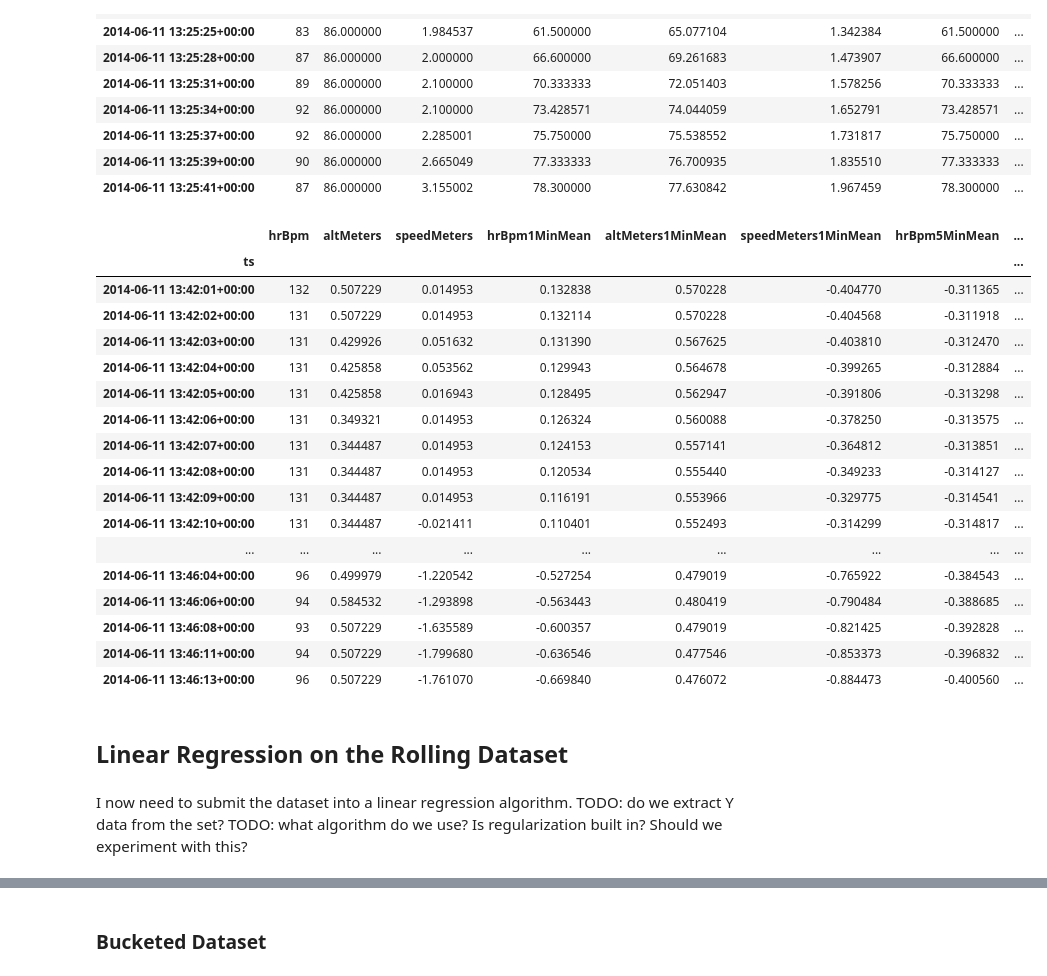
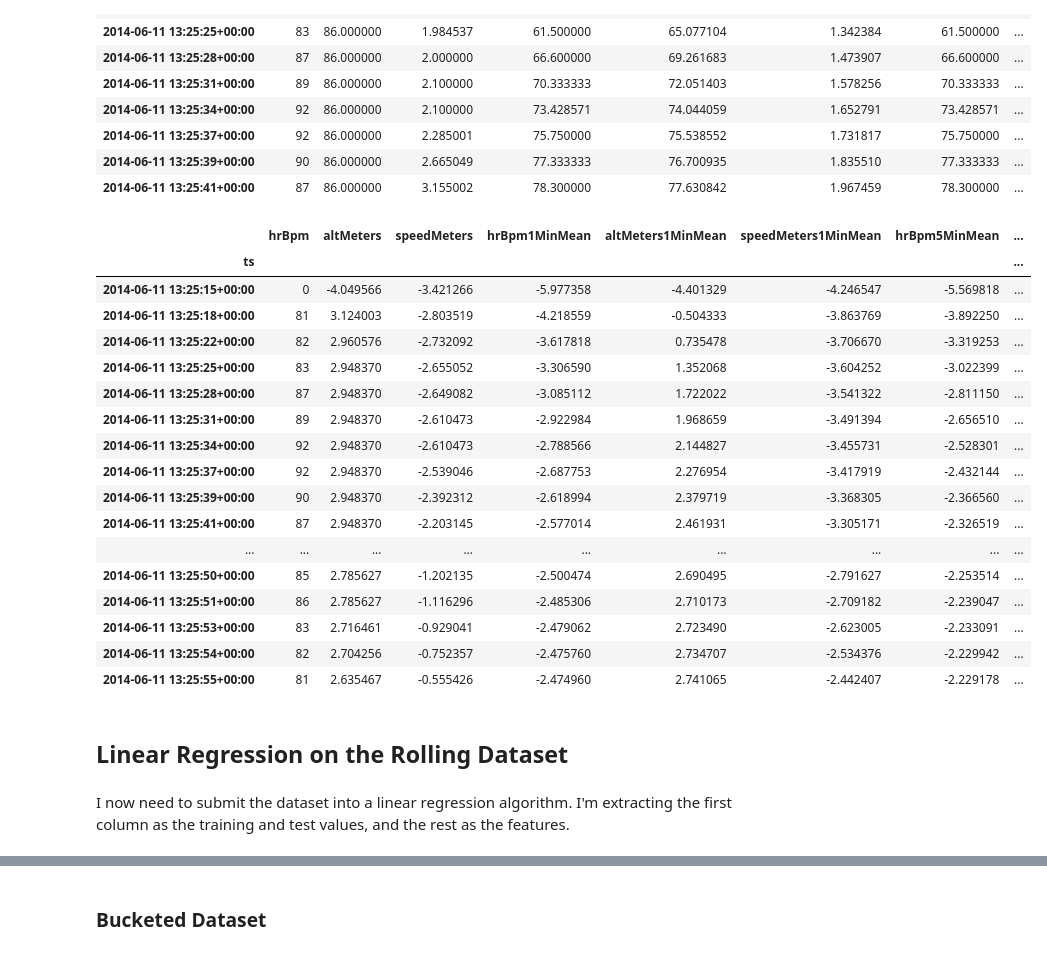
Before and after one commit to arunxarun/bikedatahacking, a Jupyter notebook: bikedatahacking.ipynb, the cells around one changed output, grey strips where cells are left out. Saved outputs shown, nothing was run; the diff lists cells and outputs as text; code cells hidden in the pictures.

```diff
--- a/bikedatahacking.ipynb
+++ b/bikedatahacking.ipynb
@@ -646,9 +646,7 @@ dfRolling[:10]
 | 2014-06-11 13:25:41+00:00 | 87 | 86.000000 | 3.155002 | 78.300000 | 77.630842 | 1.967459 | 78.300000 | ... |
 # %%
 
-dfRollingNormed = DataFrame()
 
-#dfRollingNormed = dfRolling.map(normalize)
 
 def normalize(num,meanVal,stdDevVal):
     return (float(num - meanVal)/stdDevVal)
@@ -667,68 +665,74 @@ def normalizeSpeedMeters1MinMean(val):
 
 def normalizeHrBpm1MinMean(val):
     return normalize(val,mean['hrBpm1MinMean'],stddev['hrBpm1MinMean'])
 
 def normalizeAltMeters5MinMean(val):
     return normalize(val,mean['altMeters5MinMean'],stddev['altMeters5MinMean'])
 
 def normalizeSpeedMeters5MinMean(val):
     return normalize(val,mean['speedMeters5MinMean'],stddev['speedMeters5MinMean'])
 
 def normalizeHrBpm5MinMean(val):
     return normalize(val,mean['hrBpm5MinMean'],stddev['hrBpm5MinMean'])
 
 def normalizeAltMeters10MinMean(val):
     return normalize(val,mean['hrBpm10MinMean'],stddev['hrBpm10MinMean'])
 
 def normalizeSpeedMeters10MinMean(val):
     return normalize(val,mean['speedMeters10MinMean'],stddev['speedMeters10MinMean'])
 
 def normalizeHrBpm10MinMean(val):
     return normalize(val,mean['hrBpm10MinMean'],stddev['hrBpm10MinMean'])
 
-dfRollingNormed['hrBpm'] = dfRolling['hrBpm']
-dfRollingNormed['altMeters'] = dfRolling['altMeters'].map(normalizeAltMeters)
-dfRollingNormed['speedMeters'] = dfRolling['speedMeters'].map(normalizeSpeedMeters)
+def normalizeDF(df):
+    dfNormed = DataFrame()
 
-dfRollingNormed['hrBpm1MinMean'] = dfRolling['hrBpm1MinMean'].map(normalizeHrBpm1MinMean)
-dfRollingNormed['altMeters1MinMean'] = dfRolling['altMeters1MinMean'].map(normalizeAltMeters1MinMean)
-dfRollingNormed['speedMeters1MinMean'] = dfRolling['speedMeters1MinMean'].map(normalizeSpeedMeters1MinMean)
+    dfNormed['hrBpm'] = df['hrBpm']
+    dfNormed['altMeters'] = df['altMeters'].map(normalizeAltMeters)
+    dfNormed['speedMeters'] = df['speedMeters'].map(normalizeSpeedMeters)
 
-dfRollingNormed['hrBpm5MinMean'] = dfRolling['hrBpm5MinMean'].map(normalizeHrBpm5MinMean)
-dfRollingNormed['altMeters5MinMean'] = dfRolling['altMeters5MinMean'].map(normalizeAltMeters5MinMean)
-dfRollingNormed['speedMeters5MinMean'] = dfRolling['speedMeters5MinMean'].map(normalizeSpeedMeters5MinMean)
+    dfNormed['hrBpm1MinMean'] = df['hrBpm1MinMean'].map(normalizeHrBpm1MinMean)
+    dfNormed['altMeters1MinMean'] = df['altMeters1MinMean'].map(normalizeAltMeters1MinMean)
+    dfNormed['speedMeters1MinMean'] = df['speedMeters1MinMean'].map(normalizeSpeedMeters1MinMean)
 
-dfRollingNormed['hrBpm10MinMean'] = dfRolling['hrBpm10MinMean'].map(normalizeHrBpm10MinMean)
-dfRollingNormed['altMeters10MinMean'] = dfRolling['altMeters10MinMean'].map(normalizeAltMeters10MinMean)
-dfRollingNormed['speedMeters10MinMean'] = dfRolling['speedMeters10MinMean'].map(normalizeSpeedMeters10MinMean)
+    dfNormed['hrBpm5MinMean'] = df['hrBpm5MinMean'].map(normalizeHrBpm5MinMean)
+    dfNormed['altMeters5MinMean'] = df['altMeters5MinMean'].map(normalizeAltMeters5MinMean)
+    dfNormed['speedMeters5MinMean'] = df['speedMeters5MinMean'].map(normalizeSpeedMeters5MinMean)
+
+    dfNormed['hrBpm10MinMean'] = df['hrBpm10MinMean'].map(normalizeHrBpm10MinMean)
+    dfNormed['altMeters10MinMean'] = df['altMeters10MinMean'].map(normalizeAltMeters10MinMean)
+    dfNormed['speedMeters10MinMean'] = df['speedMeters10MinMean'].map(normalizeSpeedMeters10MinMean)
+
+    return dfNormed
 
 
-dfRollingNormed[600:640]
+dfRollingNormed = normalizeDF(dfRolling)
+
+dfRollingNormed[:20]
 # %% [output]
 |  | hrBpm | altMeters | speedMeters | hrBpm1MinMean | altMeters1MinMean | speedMeters1MinMean | hrBpm5MinMean | ... |
 | ts |  |  |  |  |  |  |  | ... |
-| 2014-06-11 13:42:01+00:00 | 132 | 0.507229 | 0.014953 | 0.132838 | 0.570228 | -0.404770 | -0.311365 | ... |
-| 2014-06-11 13:42:02+00:00 | 131 | 0.507229 | 0.014953 | 0.132114 | 0.570228 | -0.404568 | -0.311918 | ... |
-| 2014-06-11 13:42:03+00:00 | 131 | 0.429926 | 0.051632 | 0.131390 | 0.567625 | -0.403810 | -0.312470 | ... |
-| 2014-06-11 13:42:04+00:00 | 131 | 0.425858 | 0.053562 | 0.129943 | 0.564678 | -0.399265 | -0.312884 | ... |
-| 2014-06-11 13:42:05+00:00 | 131 | 0.425858 | 0.016943 | 0.128495 | 0.562947 | -0.391806 | -0.313298 | ... |
-| 2014-06-11 13:42:06+00:00 | 131 | 0.349321 | 0.014953 | 0.126324 | 0.560088 | -0.378250 | -0.313575 | ... |
-| 2014-06-11 13:42:07+00:00 | 131 | 0.344487 | 0.014953 | 0.124153 | 0.557141 | -0.364812 | -0.313851 | ... |
-| 2014-06-11 13:42:08+00:00 | 131 | 0.344487 | 0.014953 | 0.120534 | 0.555440 | -0.349233 | -0.314127 | ... |
-| 2014-06-11 13:42:09+00:00 | 131 | 0.344487 | 0.014953 | 0.116191 | 0.553966 | -0.329775 | -0.314541 | ... |
-| 2014-06-11 13:42:10+00:00 | 131 | 0.344487 | -0.021411 | 0.110401 | 0.552493 | -0.314299 | -0.314817 | ... |
+| 2014-06-11 13:25:15+00:00 | 0 | -4.049566 | -3.421266 | -5.977358 | -4.401329 | -4.246547 | -5.569818 | ... |
+| 2014-06-11 13:25:18+00:00 | 81 | 3.124003 | -2.803519 | -4.218559 | -0.504333 | -3.863769 | -3.892250 | ... |
+| 2014-06-11 13:25:22+00:00 | 82 | 2.960576 | -2.732092 | -3.617818 | 0.735478 | -3.706670 | -3.319253 | ... |
+| 2014-06-11 13:25:25+00:00 | 83 | 2.948370 | -2.655052 | -3.306590 | 1.352068 | -3.604252 | -3.022399 | ... |
+| 2014-06-11 13:25:28+00:00 | 87 | 2.948370 | -2.649082 | -3.085112 | 1.722022 | -3.541322 | -2.811150 | ... |
+| 2014-06-11 13:25:31+00:00 | 89 | 2.948370 | -2.610473 | -2.922984 | 1.968659 | -3.491394 | -2.656510 | ... |
+| 2014-06-11 13:25:34+00:00 | 92 | 2.948370 | -2.610473 | -2.788566 | 2.144827 | -3.455731 | -2.528301 | ... |
+| 2014-06-11 13:25:37+00:00 | 92 | 2.948370 | -2.539046 | -2.687753 | 2.276954 | -3.417919 | -2.432144 | ... |
+| 2014-06-11 13:25:39+00:00 | 90 | 2.948370 | -2.392312 | -2.618994 | 2.379719 | -3.368305 | -2.366560 | ... |
+| 2014-06-11 13:25:41+00:00 | 87 | 2.948370 | -2.203145 | -2.577014 | 2.461931 | -3.305171 | -2.326519 | ... |
 | ... | ... | ... | ... | ... | ... | ... | ... | ... |
-| 2014-06-11 13:46:04+00:00 | 96 | 0.499979 | -1.220542 | -0.527254 | 0.479019 | -0.765922 | -0.384543 | ... |
-| 2014-06-11 13:46:06+00:00 | 94 | 0.584532 | -1.293898 | -0.563443 | 0.480419 | -0.790484 | -0.388685 | ... |
-| 2014-06-11 13:46:08+00:00 | 93 | 0.507229 | -1.635589 | -0.600357 | 0.479019 | -0.821425 | -0.392828 | ... |
-| 2014-06-11 13:46:11+00:00 | 94 | 0.507229 | -1.799680 | -0.636546 | 0.477546 | -0.853373 | -0.396832 | ... |
-| 2014-06-11 13:46:13+00:00 | 96 | 0.507229 | -1.761070 | -0.669840 | 0.476072 | -0.884473 | -0.400560 | ... |
+| 2014-06-11 13:25:50+00:00 | 85 | 2.785627 | -1.202135 | -2.500474 | 2.690495 | -2.791627 | -2.253514 | ... |
+| 2014-06-11 13:25:51+00:00 | 86 | 2.785627 | -1.116296 | -2.485306 | 2.710173 | -2.709182 | -2.239047 | ... |
+| 2014-06-11 13:25:53+00:00 | 83 | 2.716461 | -0.929041 | -2.479062 | 2.723490 | -2.623005 | -2.233091 | ... |
+| 2014-06-11 13:25:54+00:00 | 82 | 2.704256 | -0.752357 | -2.475760 | 2.734707 | -2.534376 | -2.229942 | ... |
+| 2014-06-11 13:25:55+00:00 | 81 | 2.635467 | -0.555426 | -2.474960 | 2.741065 | -2.442407 | -2.229178 | ... |
 # %% [markdown]
 ## Linear Regression on the Rolling Dataset
-# %% [markdown]
-I now need to submit the dataset into a linear regression algorithm.
-TODO: do we extract Y data from the set?
-TODO: what algorithm do we use? Is regularization built in? Should we experiment with this?
+# %% [markdown]
+I now need to submit the dataset into a linear regression algorithm.
+I'm extracting the first column as the training and test values, and the rest as the features.
 # %%
 import pylab as pl
 import numpy as np
```
Also changed, not shown: parts of 8 cells of this notebook.
